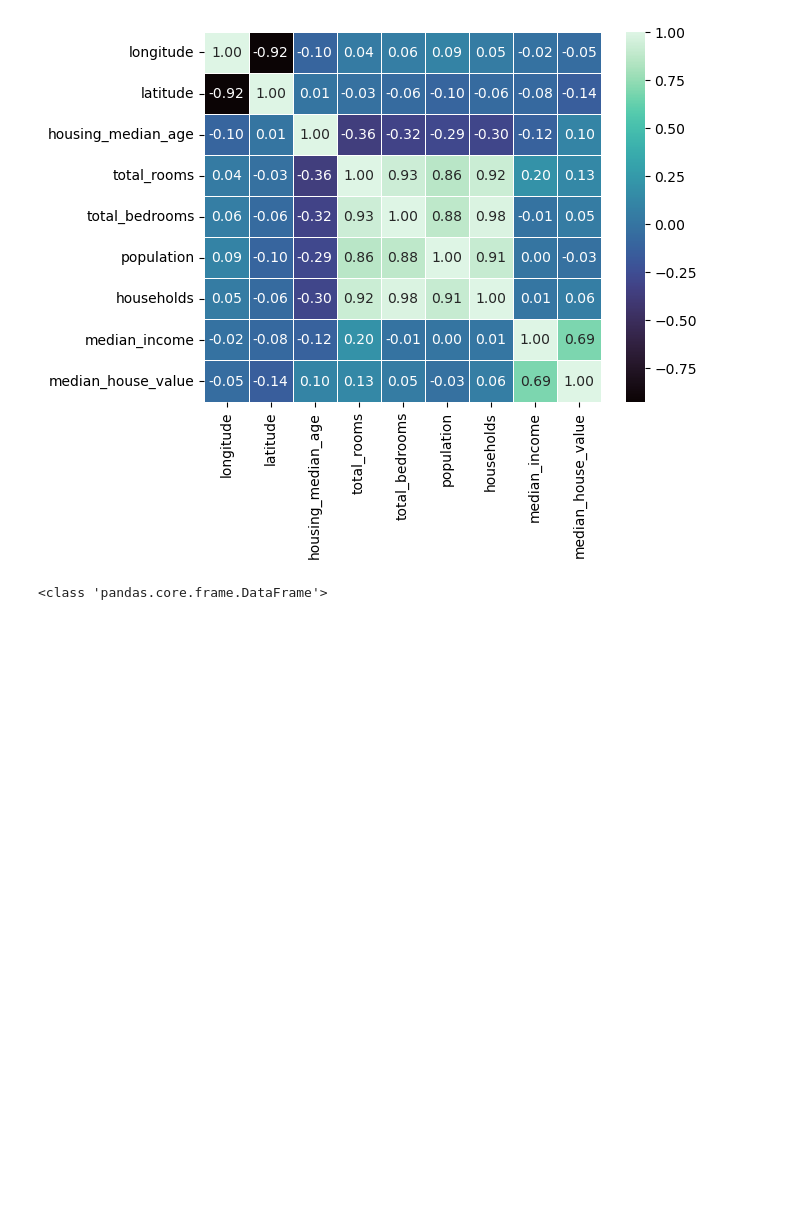
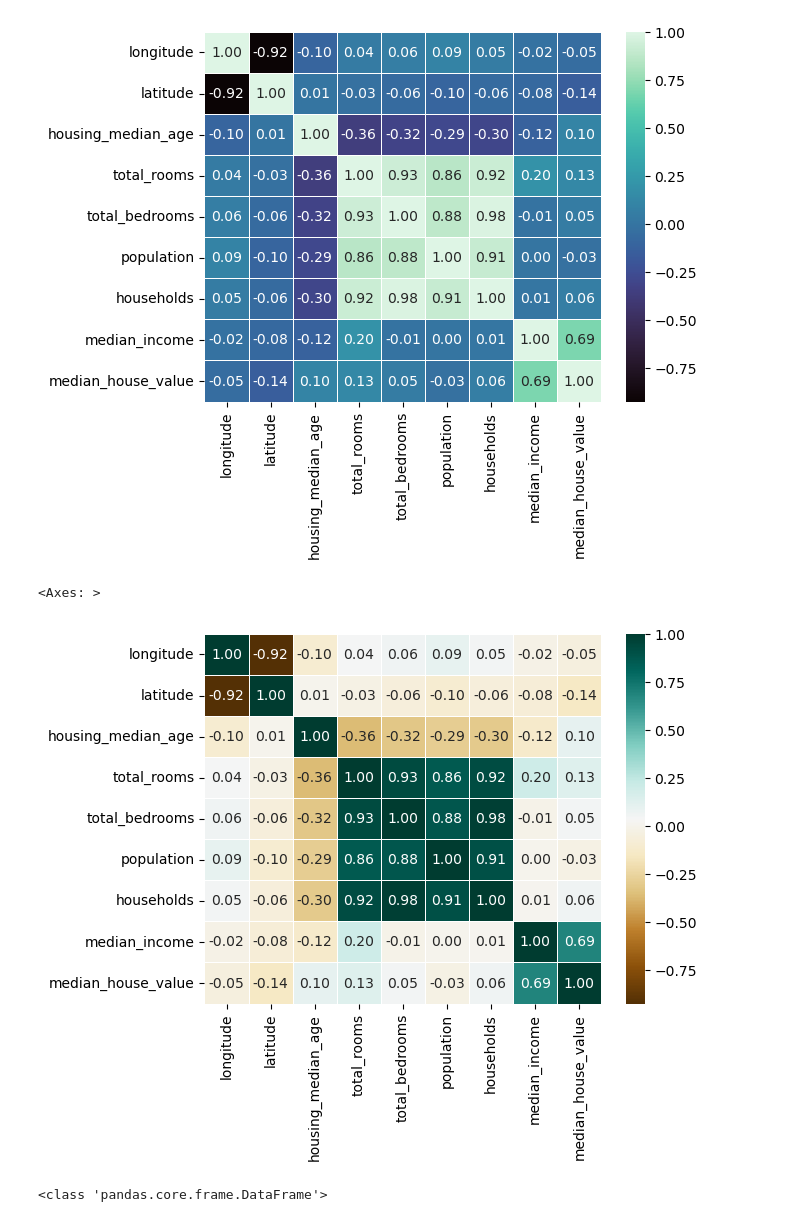
Before and after one commit to karinsandraerika/ML_housing, a Jupyter notebook: HOUSING.ipynb, the cells around one changed output. Drawn from its saved outputs; the diff is of its cells as text; code cells hidden in the pictures; blank space fills up the shorter version.

```diff
--- a/HOUSING.ipynb
+++ b/HOUSING.ipynb
@@ -179,6 +184,12 @@ sns.heatmap(sns_Corr, annot=True, linewidth=.5, cmap = "mako", fmt=".2f")
 # %% [output]
 <Axes: >
 [figure]
+# %%
+sns_Corr = train_set.corr()
+sns.heatmap(sns_Corr, annot=True, linewidth=.5, cmap = "BrBG", fmt=".2f")
+# %% [output]
+<Axes: >
+[figure, added]
 # %%
 print(type(sns_Corr))
 # %% [output]
```
Also changed, not shown: parts of 42 cells of this notebook, 1 other file.
